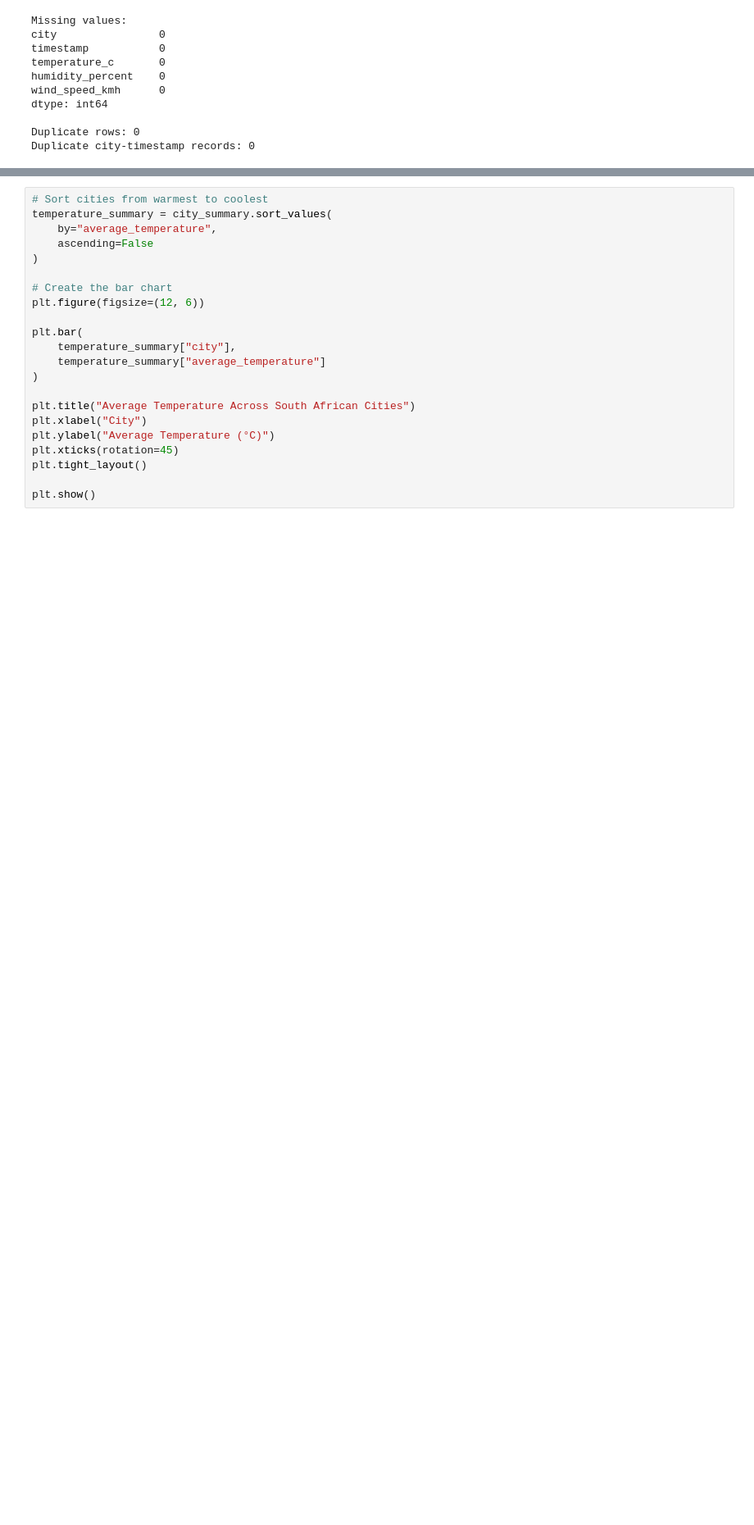
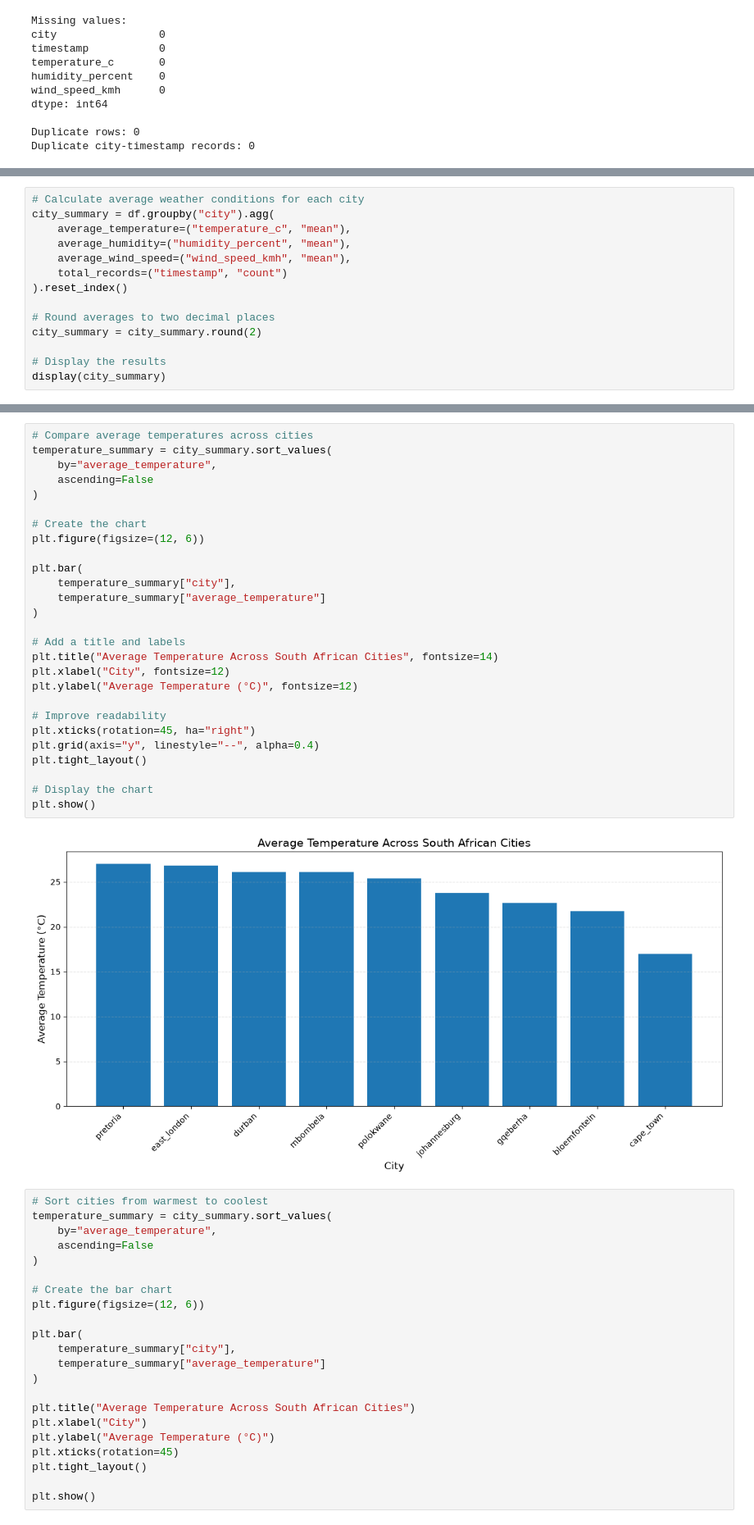
Before and after one commit to Bmpalanga/South_african_weather_pipeline, a Jupyter notebook: weather_analysis_clean.ipynb, the cells around one changed output, grey strips where cells are left out. Shown at 82% size. Drawn from its saved outputs; the diff is of its cells as text; blank space fills up the shorter version.

```diff
--- a/weather_analysis_clean.ipynb
+++ b/weather_analysis_clean.ipynb
@@ -92,0 +113,14 @@ display(city_summary)
+# %%
+# Calculate average weather conditions for each city
+city_summary = df.groupby("city").agg(
+    average_temperature=("temperature_c", "mean"),
+    average_humidity=("humidity_percent", "mean"),
+    average_wind_speed=("wind_speed_kmh", "mean"),
+    total_records=("timestamp", "count")
+).reset_index()
+
+# Round averages to two decimal places
+city_summary = city_summary.round(2)
+
+# Display the results
+display(city_summary)
@@ -93,3 +138,32 @@ display(city_summary)
+# %%
+# Compare average temperatures across cities
+temperature_summary = city_summary.sort_values(
+    by="average_temperature",
+    ascending=False
+)
+
+# Create the chart
+plt.figure(figsize=(12, 6))
+
+plt.bar(
+    temperature_summary["city"],
+    temperature_summary["average_temperature"]
+)
+
+# Add a title and labels
+plt.title("Average Temperature Across South African Cities", fontsize=14)
+plt.xlabel("City", fontsize=12)
+plt.ylabel("Average Temperature (°C)", fontsize=12)
+
+# Improve readability
+plt.xticks(rotation=45, ha="right")
+plt.grid(axis="y", linestyle="--", alpha=0.4)
+plt.tight_layout()
+
+# Display the chart
+plt.show()
+# %% [output]
+[figure, added]
 # %%
 # Sort cities from warmest to coolest
 temperature_summary = city_summary.sort_values(
```
Also changed, not shown: parts of 18 cells of this notebook, 1 other file.
